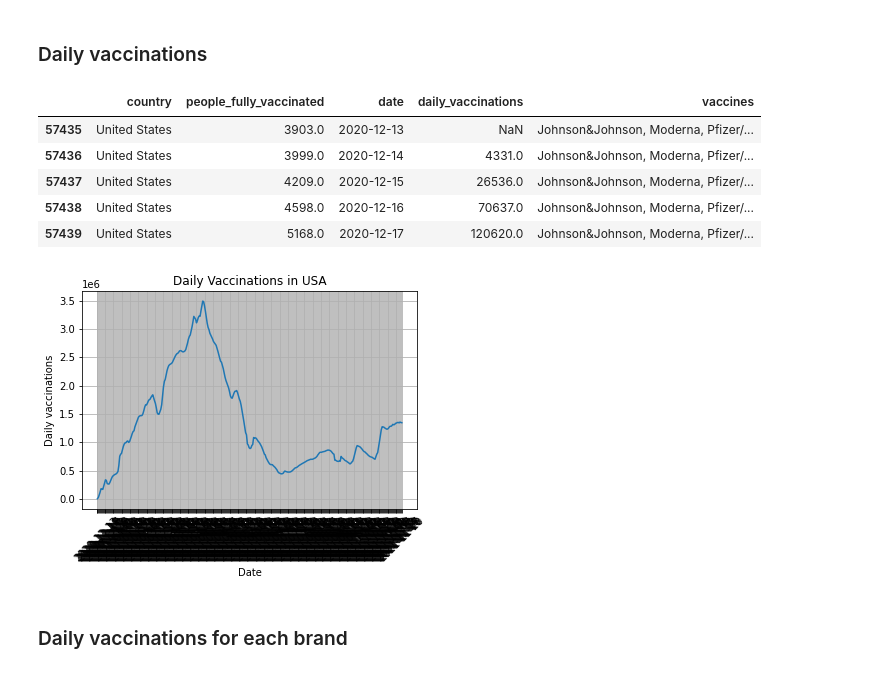
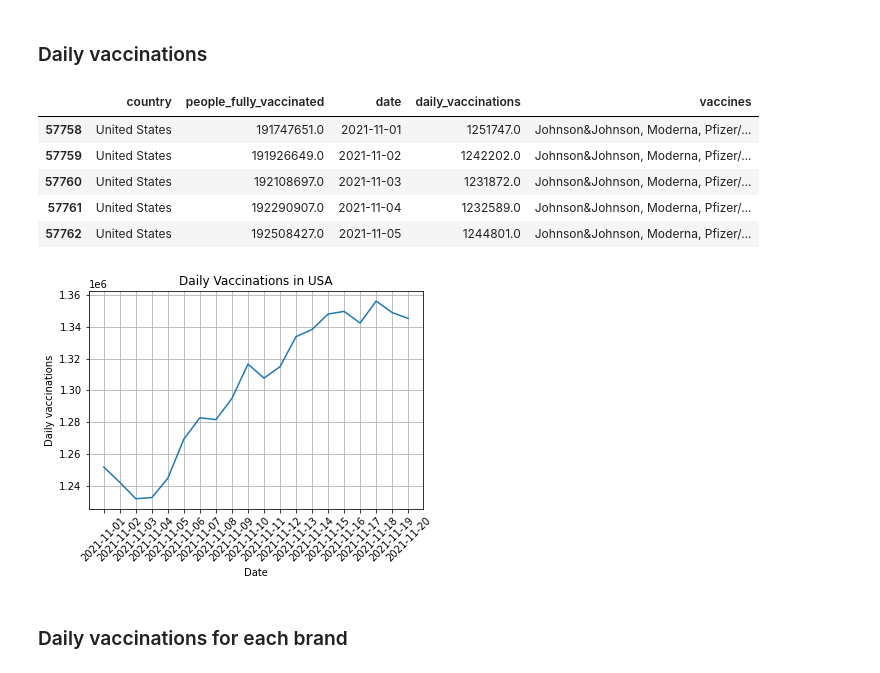
Before and after one commit to theQuert/inlpfun, a Jupyter notebook: Demo/Sentiment_Analysis_of_Covid19_Vaccination_tweets.ipynb, the cells around one changed output. Drawn from its saved outputs; the diff is of its cells as text; code cells hidden in the pictures.

```diff
--- a/Demo/Sentiment_Analysis_of_Covid19_Vaccination_tweets.ipynb
+++ b/Demo/Sentiment_Analysis_of_Covid19_Vaccination_tweets.ipynb
@@ -775,6 +760,6 @@ topic_model.save('topic_model')
 # %% [markdown]
 ### Daily vaccinations
 # %%
-datadf_vax = pd.read_csv('country_vaccinations.csv')
+datadf_vax_daily = pd.read_csv('country_vaccinations.csv')
 # %%
 # datadf_vax.head()
@@ -785,37 +766,43 @@ data_df_usa = datadf_vax_col.loc[datadf_vax['country']=='United States']
+# %%
+col_names_daily = ['country', 'people_fully_vaccinated' ,'date', 'daily_vaccinations', 'vaccines']
+datadf_vax_col_daily = datadf_vax_daily[col_names_daily]
+# %%
+data_df_usa_daily = datadf_vax_col_daily.loc[datadf_vax_daily['country']=='United States']
 # %%
 # data_df_usa.head()
 # %%
-#@title Time Inputs
-df_vax_weeks_usa = data_df_usa.copy()
-start_time = "'2021-10-31 23:59:59" #@param {type:"string"}
-end_time = '2021-11-20 23:59:59' #@param {type:"string"}
-duration = (df_vax_weeks_usa['date'] > start_time) & (df_vax_weeks_usa['date'] <= end_time)
+#@title Time inputs
+df_vax_weeks_usa_daily = data_df_usa_daily.copy()
+# df_vax_weeks['date'] = pd.to_datetime(df_vax_weeks['date'], format='%Y%m%d', unit='s')
+start_date = '2021-10-31 23:59:59' #@param {type: "string"}
+end_date = '2021-11-20 23:59:59' #@param {type: "string"}
+duration = (df_vax_weeks_usa_daily['date'] > start_date) & (df_vax_weeks_usa_daily['date'] <= end_date)
 
-df_vax_weeks_usa = df_vax_weeks_usa.loc[duration]
+df_vax_weeks_usa_daily = df_vax_weeks_usa_daily.loc[duration]
 # %%
-df_vax_weeks_usa.head()
+df_vax_weeks_usa_daily.head()
 # %% [output]
 |  | country | people_fully_vaccinated | date | daily_vaccinations | vaccines |
-| 57435 | United States | 3903.0 | 2020-12-13 | NaN | Johnson&Johnson, Moderna, Pfizer/... |
-| 57436 | United States | 3999.0 | 2020-12-14 | 4331.0 | Johnson&Johnson, Moderna, Pfizer/... |
-| 57437 | United States | 4209.0 | 2020-12-15 | 26536.0 | Johnson&Johnson, Moderna, Pfizer/... |
-| 57438 | United States | 4598.0 | 2020-12-16 | 70637.0 | Johnson&Johnson, Moderna, Pfizer/... |
-| 57439 | United States | 5168.0 | 2020-12-17 | 120620.0 | Johnson&Johnson, Moderna, Pfizer/... |
+| 57758 | United States | 191747651.0 | 2021-11-01 | 1251747.0 | Johnson&Johnson, Moderna, Pfizer/... |
+| 57759 | United States | 191926649.0 | 2021-11-02 | 1242202.0 | Johnson&Johnson, Moderna, Pfizer/... |
+| 57760 | United States | 192108697.0 | 2021-11-03 | 1231872.0 | Johnson&Johnson, Moderna, Pfizer/... |
+| 57761 | United States | 192290907.0 | 2021-11-04 | 1232589.0 | Johnson&Johnson, Moderna, Pfizer/... |
+| 57762 | United States | 192508427.0 | 2021-11-05 | 1244801.0 | Johnson&Johnson, Moderna, Pfizer/... |
 # %%
 import matplotlib.pyplot as plt
-axis_1 = df_vax_weeks_usa['date']
-axis_2 = df_vax_weeks_usa['daily_vaccinations']
-ano = df_vax_weeks_usa['people_fully_vaccinated']
+axis_1 = df_vax_weeks_usa_daily['date']
+axis_2 = df_vax_weeks_usa_daily['daily_vaccinations']
+ano = df_vax_weeks_usa_daily['people_fully_vaccinated']
 plt.title("Daily Vaccinations in USA")
 plt.ylabel("Daily vaccinations")
 plt.xlabel("Date")
 plt.xticks(rotation=45)
 plt.plot(axis_1, axis_2)
 plt.grid(True)
 plt.show()
 # plt.plot(axis_1, ano, '--')
 # %% [output]
-[figure, old version]
+[figure, new version]
 # %% [markdown]
 ### Daily vaccinations for each brand
 # %%
```
Also changed, not shown: parts of 51 cells of this notebook.
